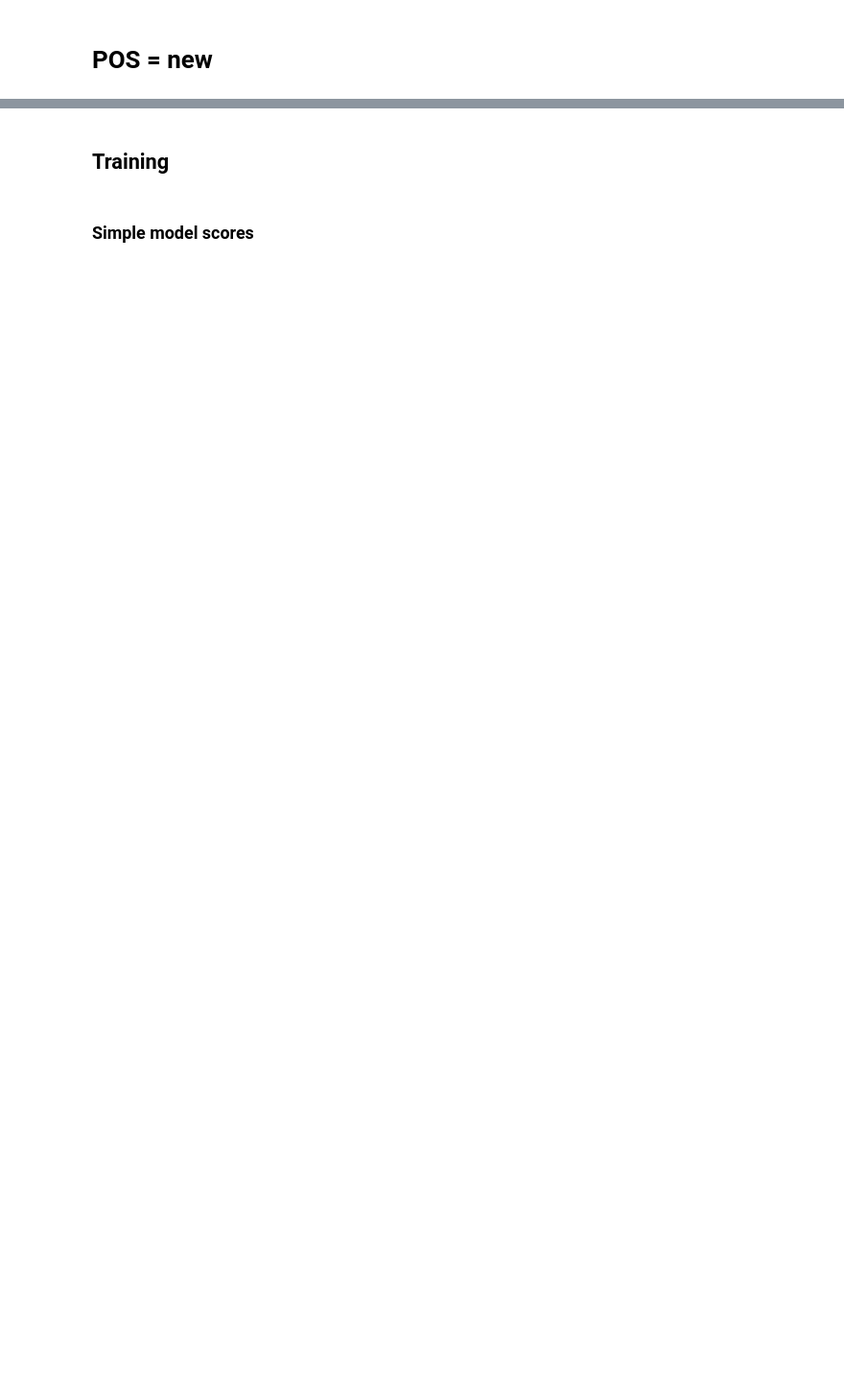
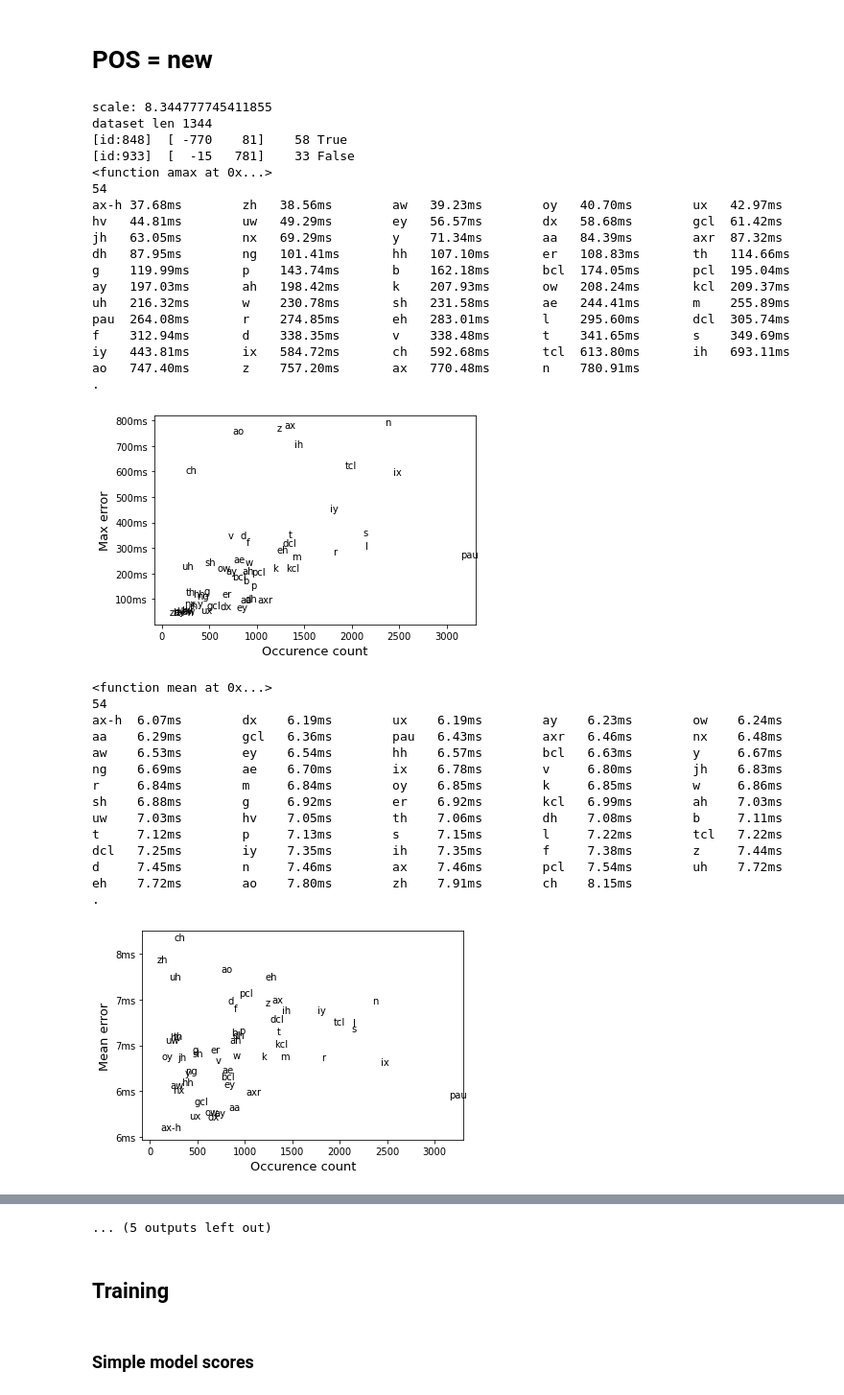
Before and after one commit to vegetablejuiceftw/soft-pointer-networks, a Jupyter notebook: Soft_Pointer_Network_RAW.ipynb, the cells around one changed output, grey strips where cells are left out. Shown at 96% size. Drawn from its saved outputs; the diff is of its cells as text; code cells hidden in the pictures; blank space fills up the shorter version.

Commit message:
more cleanup - clean models

```diff
--- a/Soft_Pointer_Network_RAW.ipynb
+++ b/Soft_Pointer_Network_RAW.ipynb
@@ -2149,51 +2205,71 @@ class PositionSimple(nn.Module):
             return position_encodes[:,:-1]
 
 
-position_model = PositionSimple(KNOWN_LABELS_COUNT, INPUT_SIZE, 256, POS_DIM, device).to(device)
-# train(position_model, 10, toy_dataset.batch(64), toy_dataset.batch(128), loss_function=MaskedMSE(), train_function=position_gradient_trainer, lr_decay=0.91, lr=0.00151)
-# load(position_model, "/content/drive/My Drive/dataset/position_model-reforged-repeat-10.pth") # 7 is ok, 8, 10 is cool,
-# load(position_model, "/content/drive/My Drive/dataset/position_model-normalized-2.pth") # 7 is ok, 8, 10 is cool,  1.5
-# load(position_model, "/content/drive/My Drive/dataset/position_model-pure-6.pth")
-# load(position_model, "/content/drive/My Drive/dataset/position_model-pure-derp.pth")
-# load(position_model, "/content/drive/My Drive/dataset/position_model-pure-12.pth")
-# load(position_model, "/content/drive/My Drive/dataset/position_model-revive-2.pth")
-# load(position_model, "/content/drive/My Drive/dataset/position_model-simple-final.pth")
-# load(position_model, "/content/drive/My Drive/dataset/position_model-final.pth")
-# load(position_model, "/content/drive/My Drive/dataset/position_model-final-2.pth")
-# load(position_model, "/content/drive/My Drive/dataset/position_model-final-3.pth")
-load(position_model, "/content/drive/My Drive/dataset/position_model-final-4.pth")
-
-# load(position_model, "/content/drive/My Drive/dataset/position_model-derp.pth")
+position_model = PositionSimple(KNOWN_LABELS_COUNT, INPUT_SIZE, 256, POS_DIM, device).to(device).with_gradient
+load(position_model, "/content/spn/trained_weights/position_model-final.pth")
 
 """
-load(position_model, "/content/drive/My Drive/dataset/position_model-final-4.pth")
 TOTAL 344903.16
 [position] DIFF abs mean: 7.01ms (-0.39) min:0.00ms max:780.91ms
 	55.97%	 < 5ms		81.93%	 < 10ms
 	90.88%	 < 15ms		94.61%	 < 20ms
 	96.62%	 < 25ms		97.79%	 < 30ms
 	98.48%	 < 35ms		98.87%	 < 40ms
 	99.15%	 < 45ms		99.35%	 < 50ms
 	99.48%	 < 55ms		99.57%	 < 60ms
 	99.65%	 < 65ms		99.67%	 < 70ms
 	99.70%	 < 75ms		99.72%	 < 80ms
 	99.74%	 < 85ms		99.76%	 < 90ms
 	99.77%	 < 95ms		99.79%	 < 100ms
 	99.81%	 < 105ms		100.01%	 < 9999ms
 55.97% 81.93% 90.88% 94.61% 96.62% 97.79% 98.48% 98.87% 99.15% 99.35% 99.48% 99.57% 99.65% 99.67% 99.70% 99.72% 99.74% 99.76% 99.77% 99.79%
 """
-position_model.with_gradient
 
 def eval_border_agreement(duration_combined_model=None):
     show_position_batched(position_model.with_gradient, test_dataset, duration_combined_model=duration_combined_model)
     show_position_batched(position_model.with_gradient, train_dataset, duration_combined_model=duration_combined_model)
     if duration_combined_model is not None:
         print(" -  -  -  -  -  - WITHOUT -  -  -  -  -  - ")
         show_position_batched(position_model.with_gradient, test_dataset)
         show_position_batched(position_model.with_gradient, train_dataset)
 
 # evaluate(position_model, train_dataset.batch(64), loss_function=MaskedMSE(), train_function=position_gradient_trainer) # 0.15
 # evaluate(position_model, test_dataset.batch(64), loss_function=MaskedMSE(), train_function=position_gradient_trainer) # 2.1
 eval_border_agreement(duration_combined_model=duration_combined_model)
 torch.cuda.empty_cache()
 !nvidia-smi
+# %% [output]
+scale: 8.344777745411855
+dataset len 1344
+[id:848]  [ -770    81]    58 True
+[id:933]  [  -15   781]    33 False
+<function amax at 0x...>
+54
+ax-h 37.68ms        zh   38.56ms        aw   39.23ms        oy   40.70ms        ux   42.97ms
+hv   44.81ms        uw   49.29ms        ey   56.57ms        dx   58.68ms        gcl  61.42ms
+jh   63.05ms        nx   69.29ms        y    71.34ms        aa   84.39ms        axr  87.32ms
+dh   87.95ms        ng   101.41ms       hh   107.10ms       er   108.83ms       th   114.66ms
+g    119.99ms       p    143.74ms       b    162.18ms       bcl  174.05ms       pcl  195.04ms
+ay   197.03ms       ah   198.42ms       k    207.93ms       ow   208.24ms       kcl  209.37ms
+uh   216.32ms       w    230.78ms       sh   231.58ms       ae   244.41ms       m    255.89ms
+pau  264.08ms       r    274.85ms       eh   283.01ms       l    295.60ms       dcl  305.74ms
+f    312.94ms       d    338.35ms       v    338.48ms       t    341.65ms       s    349.69ms
+iy   443.81ms       ix   584.72ms       ch   592.68ms       tcl  613.80ms       ih   693.11ms
+ao   747.40ms       z    757.20ms       ax   770.48ms       n    780.91ms
+.
+[figure, added]
+<function mean at 0x...>
+54
+ax-h  6.07ms        dx    6.19ms        ux    6.19ms        ay    6.23ms        ow    6.24ms
+aa    6.29ms        gcl   6.36ms        pau   6.43ms        axr   6.46ms        nx    6.48ms
+aw    6.53ms        ey    6.54ms        hh    6.57ms        bcl   6.63ms        y     6.67ms
+ng    6.69ms        ae    6.70ms        ix    6.78ms        v     6.80ms        jh    6.83ms
+r     6.84ms        m     6.84ms        oy    6.85ms        k     6.85ms        w     6.86ms
+sh    6.88ms        g     6.92ms        er    6.92ms        kcl   6.99ms        ah    7.03ms
+uw    7.03ms        hv    7.05ms        th    7.06ms        dh    7.08ms        b     7.11ms
+t     7.12ms        p     7.13ms        s     7.15ms        l     7.22ms        tcl   7.22ms
+dcl   7.25ms        iy    7.35ms        ih    7.35ms        f     7.38ms        z     7.44ms
+d     7.45ms        n     7.46ms        ax    7.46ms        pcl   7.54ms        uh    7.72ms
+eh    7.72ms        ao    7.80ms        zh    7.91ms        ch    8.15ms
+.
+[figure, added]
@@ -2200,3 +2342,4 @@ torch.cuda.empty_cache()
+... (5 outputs left out)
 # %% [markdown]
 ## Training
 # %%
```
Also changed, not shown: parts of 22 cells of this notebook, 3 other files.
